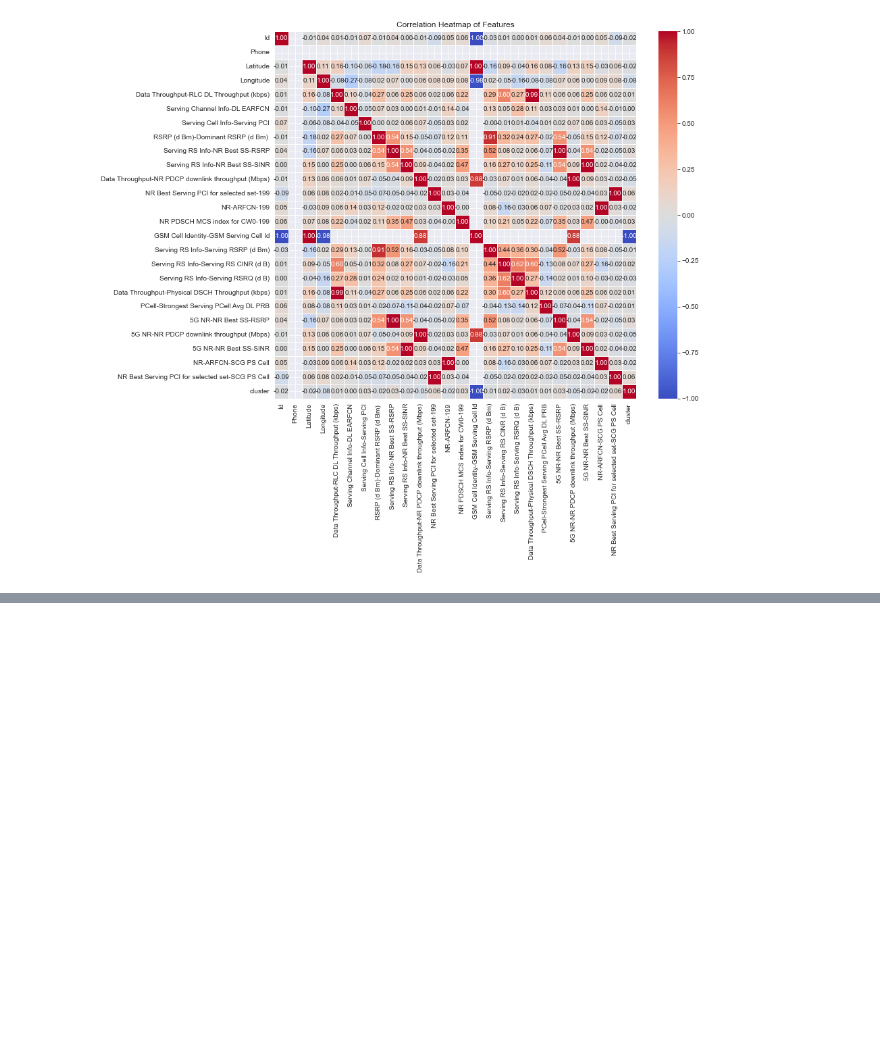
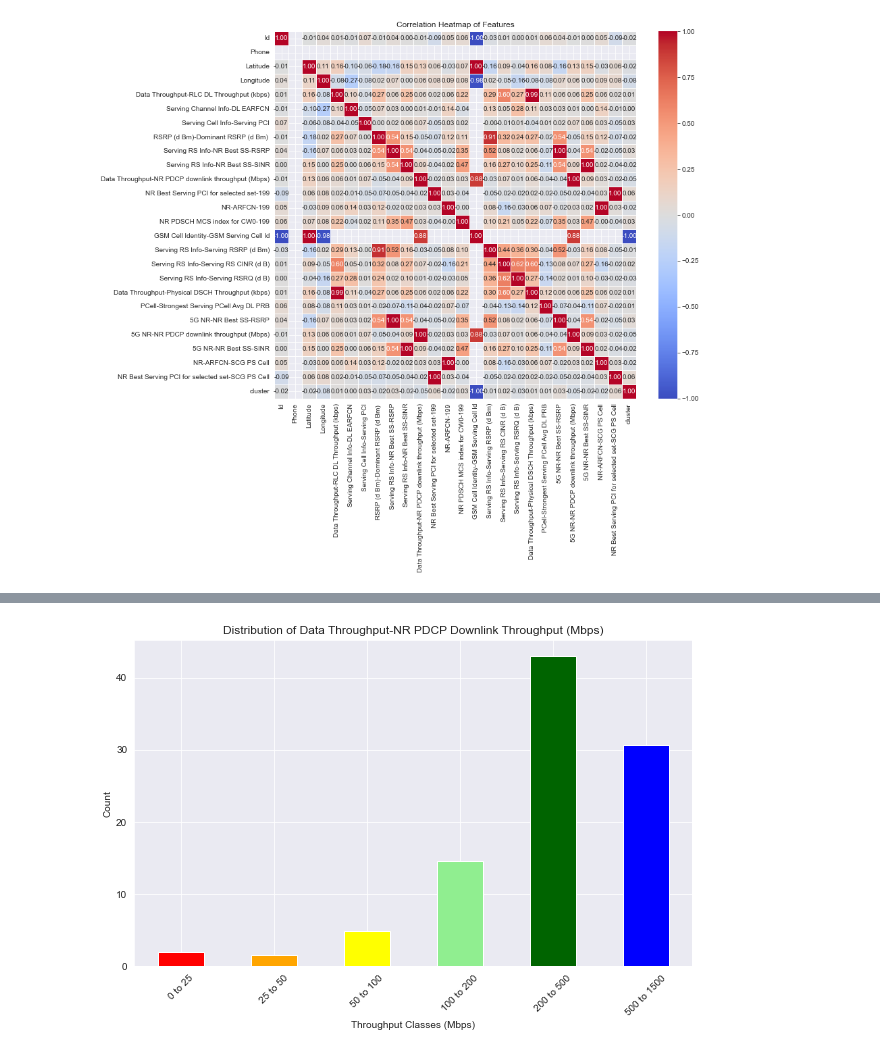
Before and after one commit to Liloiscracked/Predicting-Model-, a Jupyter notebook: 5g/analysis.ipynb, the cells around one changed output, grey strips where cells are left out. Drawn from its saved outputs; the diff is of its cells as text; code cells hidden in the pictures; blank space fills up the shorter version.

```diff
--- a/5g/analysis.ipynb
+++ b/5g/analysis.ipynb
@@ -184,0 +245,20 @@ plt.show()
+# %%
+bins = [0, 25, 50, 100, 200, 500, 1500]
+labels = ['0 to 25', '25 to 50', '50 to 100', '100 to 200', '200 to 500', '500 to 1500']
+colors = ['red', 'orange', 'yellow', 'lightgreen', 'darkgreen', 'blue']
+
+# Categorize the data into the bins
+df['Throughput Class'] = pd.cut(df['Data Throughput-NR PDCP downlink throughput (Mbps)'], bins=bins, labels=labels, right=False)
+
+# Plot the bar chart
+bar_counts = df['Throughput Class'].value_counts().reindex(labels)/ len(df) * 100
+
+plt.figure(figsize=(10, 6))
+bar_counts.plot(kind='bar', color=colors)
+plt.title('Distribution of Data Throughput-NR PDCP Downlink Throughput (Mbps)')
+plt.xlabel('Throughput Classes (Mbps)')
+plt.ylabel('Count')
+plt.xticks(rotation=45)
+plt.show()
+# %% [output]
+[figure, added]
```
Also changed, not shown: parts of 6 cells of this notebook.
